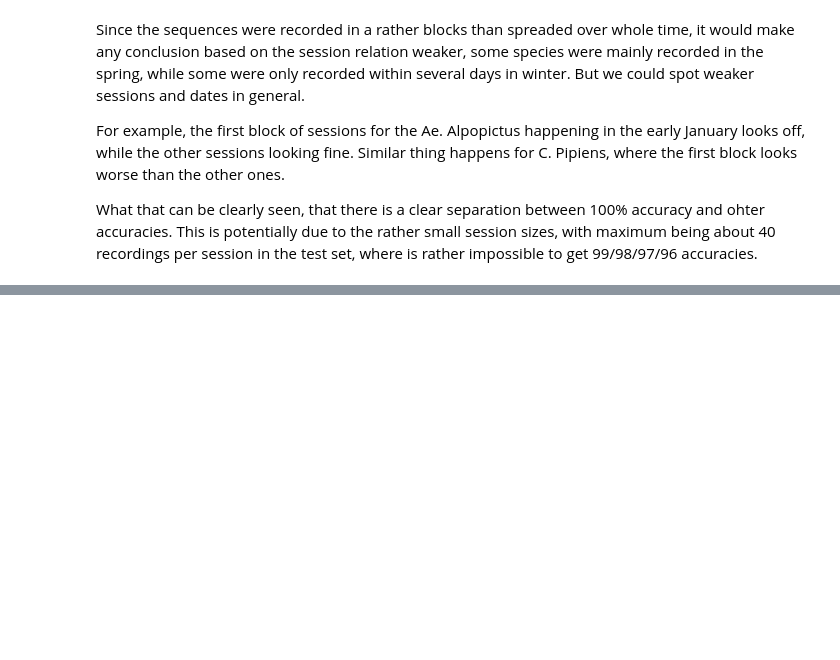
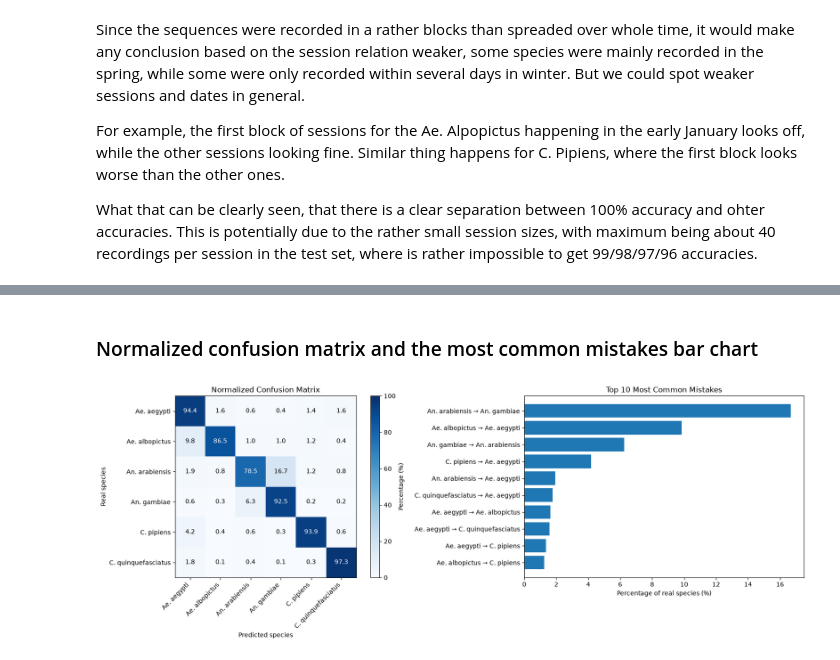
Before and after one commit to d-pizhuk/mosquito-wingbeat-vis4ai, a Jupyter notebook: phase1/human_only/analysis.ipynb, the cells around one changed output, grey strips where cells are left out. Drawn from its saved outputs; the diff is of its cells as text; code cells hidden in the pictures; blank space fills up the shorter version.

```diff
--- a/phase1/human_only/analysis.ipynb
+++ b/phase1/human_only/analysis.ipynb
@@ -435,0 +448,10 @@ What that can be clearly seen, that there is a clear separation between 100% acc
+# %%
+from pathlib import Path
+import pandas as pd
+import matplotlib.pyplot as plt
+
+path = Path("../../results/predictions.csv")
+df = pd.read_csv(path)
+
+print("Number of predictions:", len(df))
+df.head()
@@ -435,0 +466,43 @@ What that can be clearly seen, that there is a clear separation between 100% acc
+# %% [markdown]
+### Normalized confusion matrix and the most common mistakes bar chart
+# %%
+species = sorted(df["true_species"].unique())
+
+cm = pd.crosstab(df["true_species"], df["predicted_species"], normalize="index") * 100
+cm = cm.reindex(index=species, columns=species, fill_value=0)
+
+fig, (ax1, ax2) = plt.subplots(1, 2, figsize=(17, 6))
+
+# confusion matrix
+im = ax1.imshow(cm, cmap="Blues", vmin=0, vmax=100)
+fig.colorbar(im, ax=ax1, label="Percentage (%)")
+
+for i in range(len(species)):
+    for j in range(len(species)):
+        value = cm.iloc[i, j]
+        color = "white" if value > 50 else "black"
+        ax1.text(j, i, f"{value:.1f}", ha="center", va="center", color=color)
+
+ax1.set_xticks(range(len(species)), species, rotation=45, ha="right")
+ax1.set_yticks(range(len(species)), species)
+ax1.set_xlabel("Predicted species")
+ax1.set_ylabel("Real species")
+ax1.set_title("Normalized Confusion Matrix")
+
+# most common mistakes
+mistakes = cm.copy()
+
+for name in species:
+    mistakes.loc[name, name] = 0
+
+top = mistakes.stack().nlargest(10).sort_values()
+labels = [f"{real} → {predicted}" for real, predicted in top.index]
+
+ax2.barh(labels, top.values)
+ax2.set_xlabel("Percentage of real species (%)")
+ax2.set_title("Top 10 Most Common Mistakes")
+
+plt.tight_layout()
+plt.show()
+# %% [output]
+[figure, added]
```
Also changed, not shown: parts of 25 cells of this notebook.
